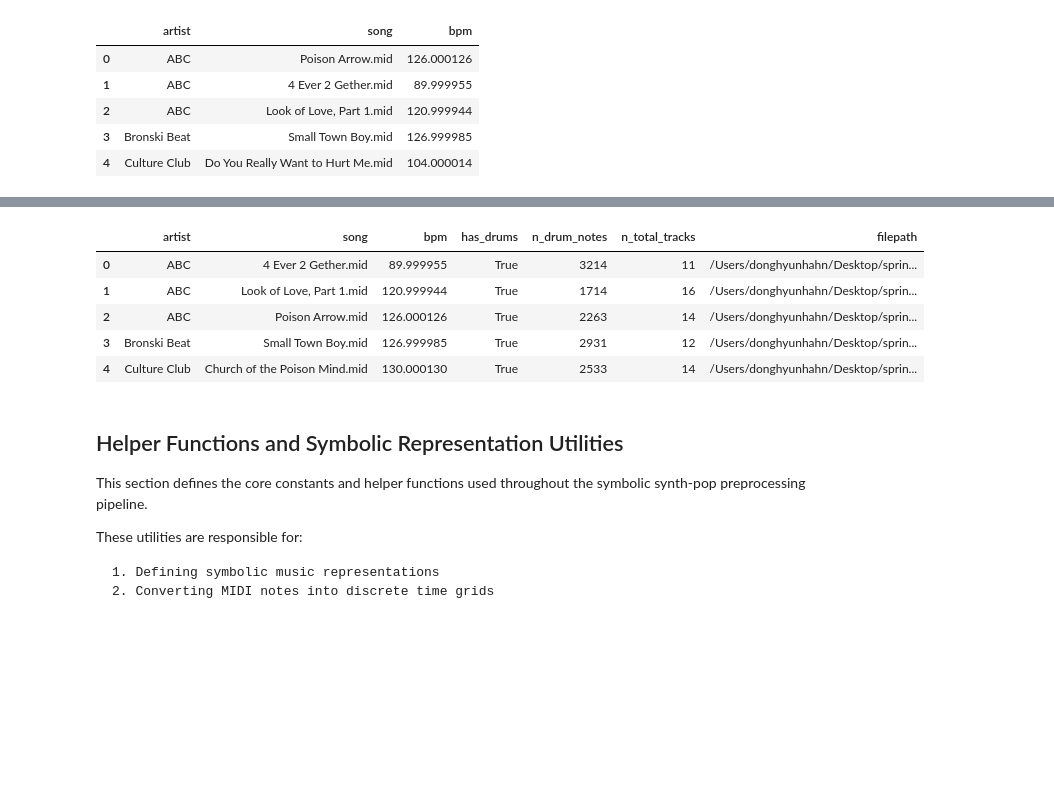
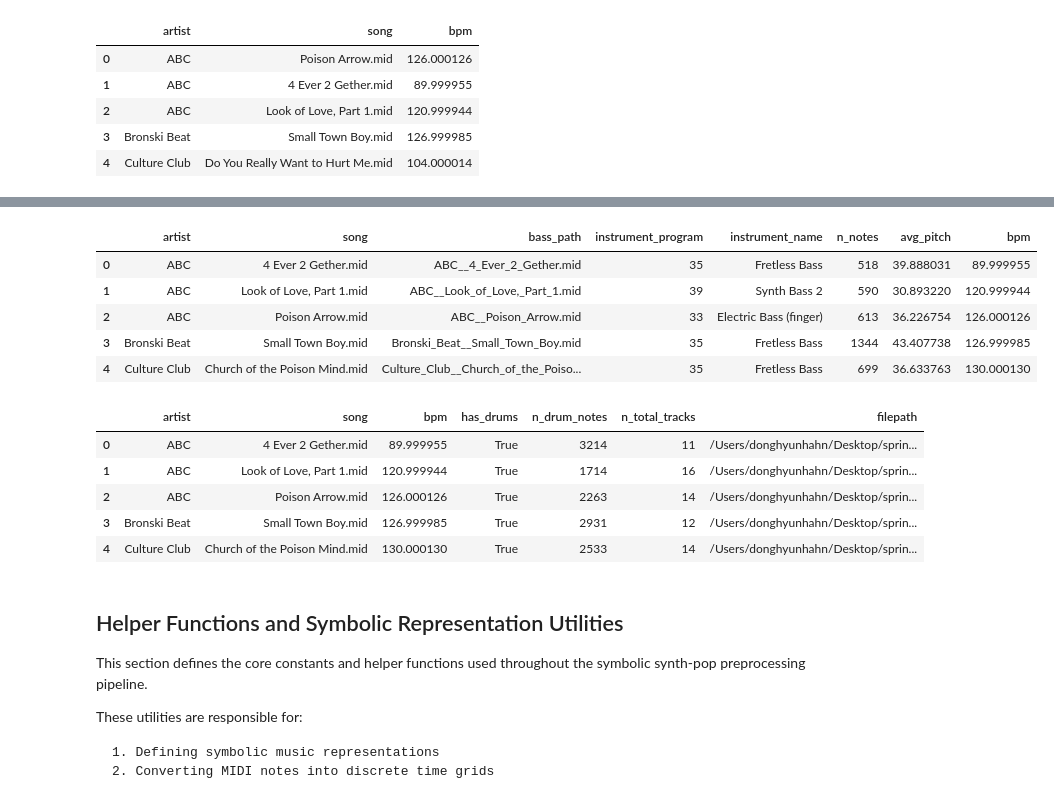
Before and after one commit to choi8616/synth_music_generator, a Jupyter notebook: task2/task2.ipynb, the cells around one changed output, grey strips where cells are left out. Drawn from its saved outputs; the diff is of its cells as text; code cells hidden in the pictures; blank space fills up the shorter version.

```diff
--- a/task2/task2.ipynb
+++ b/task2/task2.ipynb
@@ -19,11 +37,13 @@ import pandas as pd
 bpm_df = pd.read_csv("processed/bpm_data.csv")
 melody_df = pd.read_csv("processed/melody_dataset.csv")
 drum_df = pd.read_csv("processed/drum_dataset.csv")
+bass_df = pd.read_csv("processed/bass_dataset.csv")
 usable_df = pd.read_csv("processed/usable_songs.csv")
 
 display(bpm_df.head())
 display(melody_df.head())
 display(drum_df.head())
+display(bass_df.head())
 display(usable_df.head())
 # %% [output]
 |  | artist | song | bpm |
@@ -47,9 +67,15 @@ display(usable_df.head())
-|  | artist | song | bpm | has_drums | n_drum_notes | n_total_tracks | filepath |
-| 0 | ABC | 4 Ever 2 Gether.mid | 89.999955 | True | 3214 | 11 | /Users/donghyunhahn/Desktop/sprin... |
-| 1 | ABC | Look of Love, Part 1.mid | 120.999944 | True | 1714 | 16 | /Users/donghyunhahn/Desktop/sprin... |
-| 2 | ABC | Poison Arrow.mid | 126.000126 | True | 2263 | 14 | /Users/donghyunhahn/Desktop/sprin... |
-| 3 | Bronski Beat | Small Town Boy.mid | 126.999985 | True | 2931 | 12 | /Users/donghyunhahn/Desktop/sprin... |
-| 4 | Culture Club | Church of the Poison Mind.mid | 130.000130 | True | 2533 | 14 | /Users/donghyunhahn/Desktop/sprin... |
+|  | artist | song | bass_path | instrument_program | instrument_name | n_notes | avg_pitch | bpm |
+| 0 | ABC | 4 Ever 2 Gether.mid | ABC__4_Ever_2_Gether.mid | 35 | Fretless Bass | 518 | 39.888031 | 89.999955 |
+| 1 | ABC | Look of Love, Part 1.mid | ABC__Look_of_Love,_Part_1.mid | 39 | Synth Bass 2 | 590 | 30.893220 | 120.999944 |
+| 2 | ABC | Poison Arrow.mid | ABC__Poison_Arrow.mid | 33 | Electric Bass (finger) | 613 | 36.226754 | 126.000126 |
+| 3 | Bronski Beat | Small Town Boy.mid | Bronski_Beat__Small_Town_Boy.mid | 35 | Fretless Bass | 1344 | 43.407738 | 126.999985 |
+| 4 | Culture Club | Church of the Poison Mind.mid | Culture_Club__Church_of_the_Poiso... | 35 | Fretless Bass | 699 | 36.633763 | 130.000130 |
+|  | artist | song | bpm | has_drums | n_drum_notes | n_total_tracks | filepath |
+| 0 | ABC | 4 Ever 2 Gether.mid | 89.999955 | True | 3214 | 11 | /Users/donghyunhahn/Desktop/sprin... |
+| 1 | ABC | Look of Love, Part 1.mid | 120.999944 | True | 1714 | 16 | /Users/donghyunhahn/Desktop/sprin... |
+| 2 | ABC | Poison Arrow.mid | 126.000126 | True | 2263 | 14 | /Users/donghyunhahn/Desktop/sprin... |
+| 3 | Bronski Beat | Small Town Boy.mid | 126.999985 | True | 2931 | 12 | /Users/donghyunhahn/Desktop/sprin... |
+| 4 | Culture Club | Church of the Poison Mind.mid | 130.000130 | True | 2533 | 14 | /Users/donghyunhahn/Desktop/sprin... |
 # %% [markdown]
 ## Helper Functions and Symbolic Representation Utilities
 
```
Also changed, not shown: parts of 47 cells of this notebook, 5 other files.
